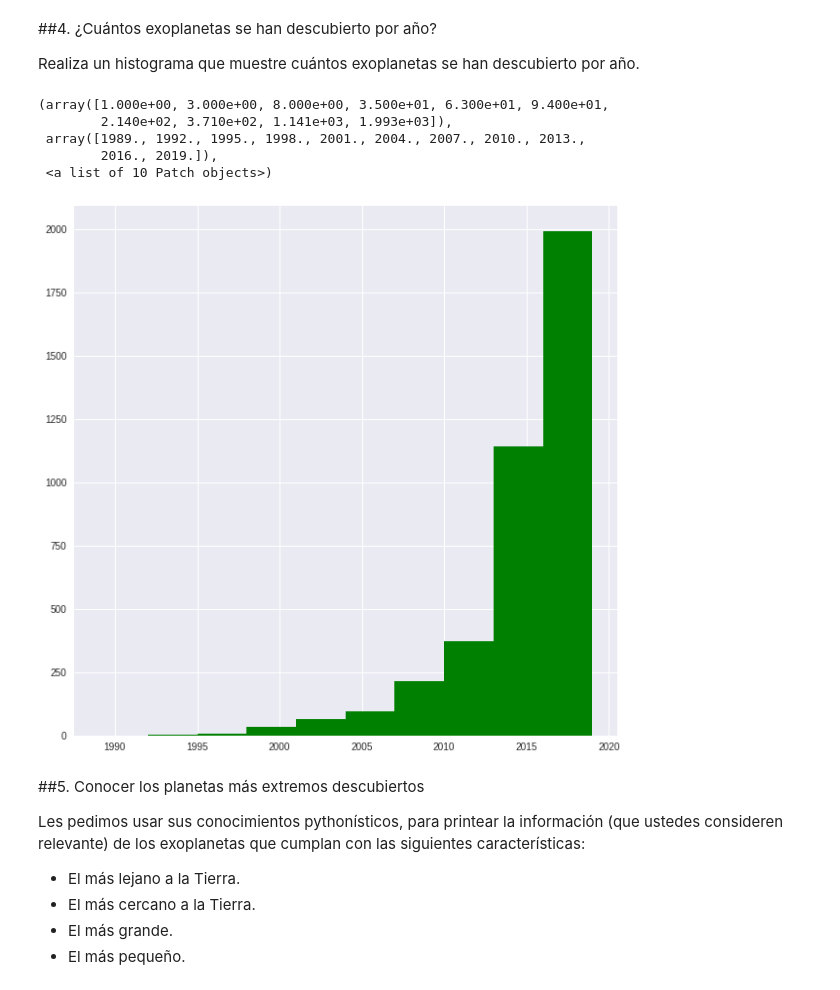
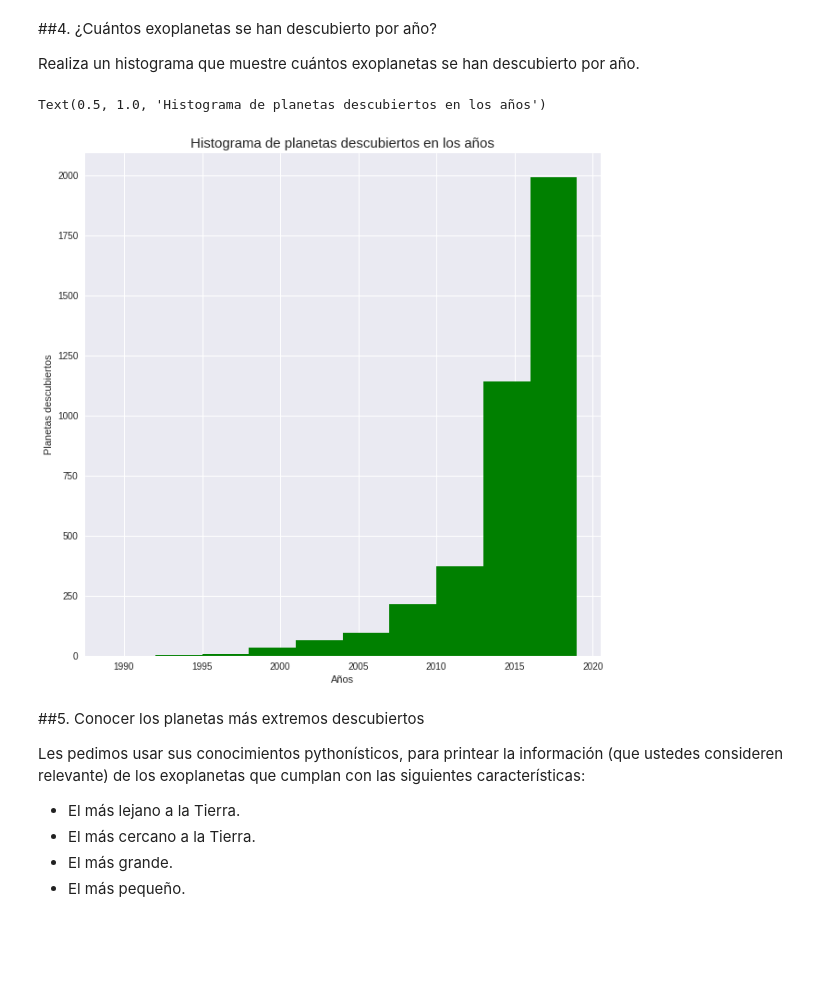
Before and after one commit to SantiagoRios21/minitarea3, a Jupyter notebook: minitarea3.ipynb, the cells around one changed output. Saved outputs shown, nothing was run; the diff lists cells and outputs as text; code cells hidden in the pictures; blank space fills up the shorter version.

```diff
--- a/minitarea3.ipynb
+++ b/minitarea3.ipynb
@@ -218,16 +224,14 @@ Realiza un histograma que muestre cuántos exoplanetas se han descubierto por a
 # %%
 # Hacer histograma
 años=planetas['pl_disc']
 plt.figure(figsize=(10,10))
 plt.hist(años,color='green')
-#titulos
+plt.xlabel('Años')
+plt.ylabel('Planetas descubiertos')
+plt.title('Histograma de planetas descubiertos en los años',size=15)
 # %% [output]
-(array([1.000e+00, 3.000e+00, 8.000e+00, 3.500e+01, 6.300e+01, 9.400e+01,
-        2.140e+02, 3.710e+02, 1.141e+03, 1.993e+03]),
- array([1989., 1992., 1995., 1998., 2001., 2004., 2007., 2010., 2013.,
-        2016., 2019.]),
- <a list of 10 Patch objects>)
+Text(0.5, 1.0, 'Histograma de planetas descubiertos en los años')
-[figure, old version]
+[figure, new version]
 # %% [markdown]
 ##5. Conocer los planetas más extremos descubiertos
 
```
Also changed, not shown: parts of 3 cells of this notebook.
